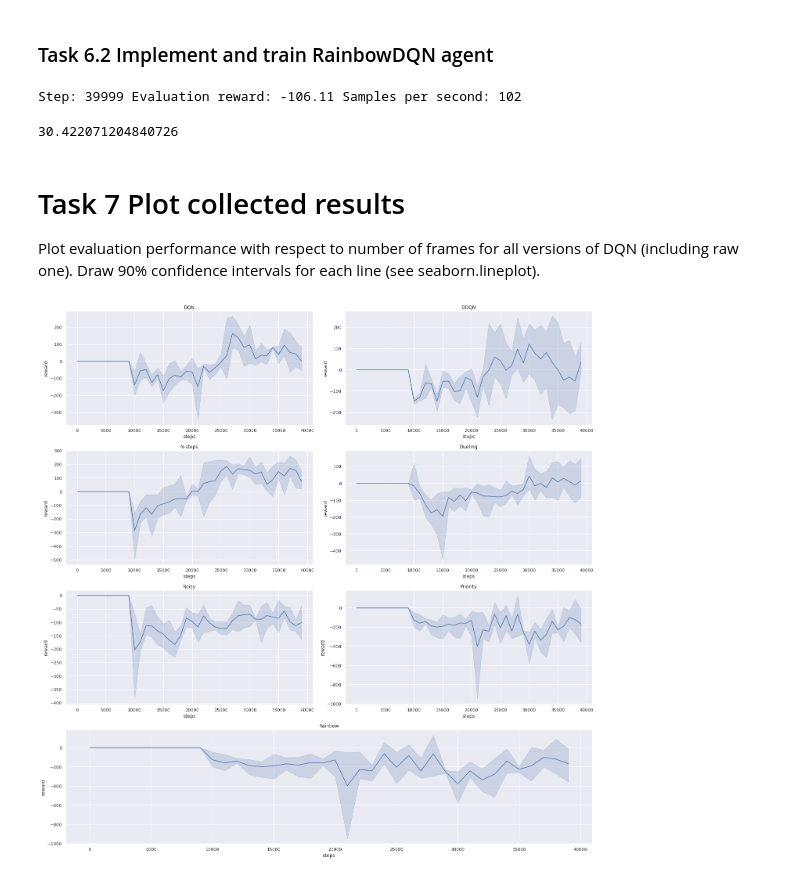
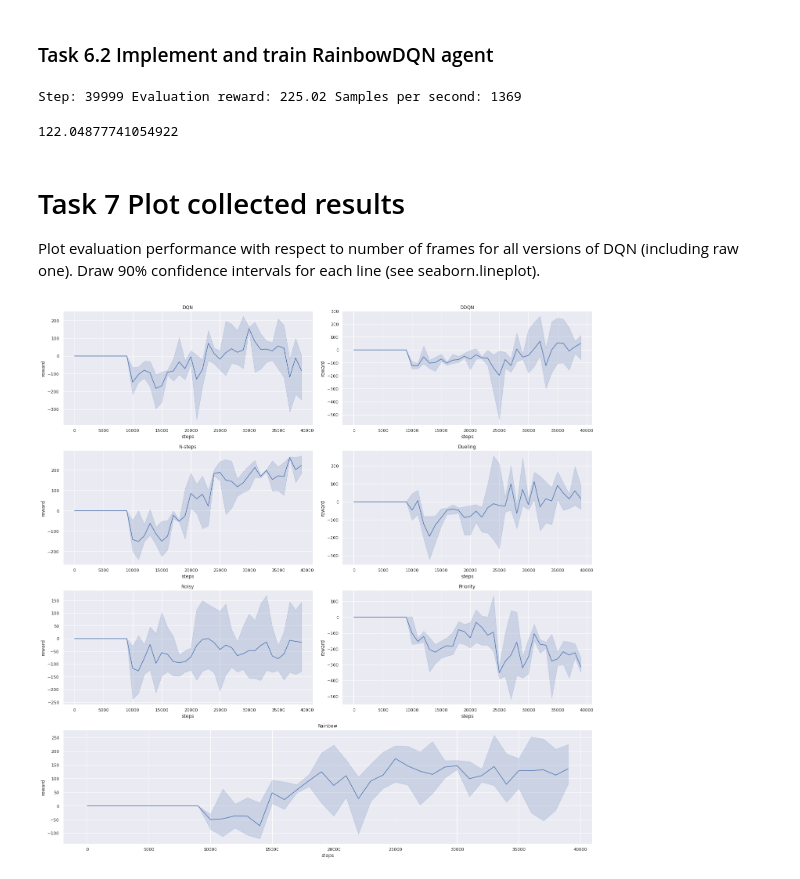
Before and after one commit to Wesenheit/DNN-Projects, a Jupyter notebook: P4_DQN/hw4_rainbow_student.ipynb, the cells around one changed output. Saved outputs shown, nothing was run; the diff lists cells and outputs as text; code cells hidden in the pictures.

```diff
--- a/P4_DQN/hw4_rainbow_student.ipynb
+++ b/P4_DQN/hw4_rainbow_student.ipynb
@@ -390,10 +390,18 @@ class NStepBuffer(ExperienceBuffer):
     def get_nstep(self):
         state=self.memories[0][0]
         action=self.memories[0][1]
-        reward=torch.tensor(list(map(lambda x:x[2],self.memories)))
-        reward=torch.sum(reward*self.args.discount**torch.arange(0,len(reward)))
-        next_state=self.memories[-1][3]
-        terminal=self.memories[-1][4]
+        terminal=list(map(lambda x:x[4],self.memories))
+        if sum(terminal)>0:
+            id=terminal.index(1)
+            terminal=1
+            reward=torch.tensor(list(map(lambda i:self.memories[i][2],range(0,id))))
+            reward=torch.sum(reward*self.args.discount**torch.arange(0,id))
+            next_state=self.memories[id][3]
+        else:
+            terminal=0
+            next_state=self.memories[-1][3]
+            reward=torch.tensor(list(map(lambda x:x[2],self.memories)))
+            reward=torch.sum(reward*self.args.discount**torch.arange(0,len(reward)))
         return state, action, reward, next_state, terminal
 # %% [markdown]
 ### Task 2.2: Implement and train N-step DQN
@@ -471,17 +479,16 @@ class NoisyLinear(nn.Module):
         self.b_mu = nn.Parameter(torch.Tensor(output_size))
         self.sigma_w = nn.Parameter(torch.Tensor(output_size, input_size))
         self.sigma_b = nn.Parameter(torch.Tensor(output_size))
-        self.std=std
         nn.init.uniform_(self.w_mu,-np.sqrt(1/input_size),np.sqrt(1/input_size))
-        nn.init.constant_(self.sigma_w,0.5/np.sqrt(input_size))
+        nn.init.constant_(self.sigma_w,std/np.sqrt(input_size))
         nn.init.uniform_(self.b_mu,-np.sqrt(1/input_size),np.sqrt(1/input_size))
-        nn.init.constant_(self.sigma_b,0.5/np.sqrt(input_size))
+        nn.init.constant_(self.sigma_b,std/np.sqrt(input_size))
     def get_device(self):
         return self.w_mu.device
 
     def get_noise(self):
-        w_noise_1=torch.randn(self.w_mu.shape[0],device=self.get_device())*self.std
-        w_noise_2=torch.randn(self.w_mu.shape[1],device=self.get_device())*self.std
+        w_noise_1=torch.randn(self.w_mu.shape[0],device=self.get_device())
+        w_noise_2=torch.randn(self.w_mu.shape[1],device=self.get_device())
         w_noise_1p=torch.sgn(w_noise_1)*torch.sqrt(torch.abs(w_noise_1))
         w_noise_2p=torch.sgn(w_noise_2)*torch.sqrt(torch.abs(w_noise_2))
         w_noise=torch.outer(w_noise_1p,w_noise_2p)
@@ -810,10 +817,18 @@ class RainbowBuffer(ExperienceBuffer):
     def get_nstep(self):
         state=self.memories[0][0]
         action=self.memories[0][1]
-        reward=torch.tensor(list(map(lambda x:x[2],self.memories)))
-        reward=torch.sum(reward*self.args.discount**torch.arange(0,len(reward)))
-        next_state=self.memories[-1][3]
-        terminal=self.memories[-1][4]
+        terminal=list(map(lambda x:x[4],self.memories))
+        if sum(terminal)>0:
+            id=terminal.index(1)
+            terminal=1
+            reward=torch.tensor(list(map(lambda i:self.memories[i][2],range(0,id))))
+            reward=torch.sum(reward*self.args.discount**torch.arange(0,id))
+            next_state=self.memories[id][3]
+        else:
+            terminal=0
+            next_state=self.memories[-1][3]
+            reward=torch.tensor(list(map(lambda x:x[2],self.memories)))
+            reward=torch.sum(reward*self.args.discount**torch.arange(0,len(reward)))
         return state, action, reward, next_state, terminal
 
     def sample(self):
@@ -911,8 +926,8 @@ results_dqn6 = train_agent(args, agent)
 download_numpy("results_dqn6.npy", results_dqn6)
 results_dqn6.mean(1)[-10:].mean()
 # %% [output]
-Step: 39999 Evaluation reward: -106.11 Samples per second: 102
+Step: 39999 Evaluation reward: 225.02 Samples per second: 1369
-30.422071204840726
+122.04877741054922
 # %%
 animate(agent,args,name_prefix="Rainbow")
 # %% [markdown]
@@ -921,23 +936,23 @@ Plot evaluation performance with respect to number of frames for all versions of
 # %%
 from matplotlib import pyplot as plt
 import seaborn as sns
 import pandas as pd
 import matplotlib.gridspec as gridspec
 gs = gridspec.GridSpec(4,2)
 sns.set_theme()
 data=pd.DataFrame()
 fig=plt.figure(figsize=(20,20))
 files=((results_dqn,"DQN"),(results_dqn1,"DDQN"),(results_dqn2,"N-steps"),(results_dqn4,"Dueling"),
       (results_dqn3,"Noisy"),(results_dqn5,"Priority"))
 for i,(name,label) in enumerate(files):
     ax=fig.add_subplot(gs[i//2,i%2])
     data=pd.DataFrame({"steps":np.repeat(np.arange(0,40),3)*1000,"reward":name.flatten()})
     sns.lineplot(data=data,x="steps",y="reward",ax=ax)
     ax.set_title(label)
 ax=fig.add_subplot(gs[3,:])
-data=pd.DataFrame({"steps":np.repeat(np.arange(0,40),3)*1000,"reward":results_dqn5.flatten()})
+data=pd.DataFrame({"steps":np.repeat(np.arange(0,40),3)*1000,"reward":results_dqn6.flatten()})
 sns.lineplot(data=data,x="steps",y="reward",ax=ax)
 ax.set_title("Rainbow")
 plt.tight_layout()
 # %% [output]
-[figure, old version]
+[figure, new version]
```
Also changed, not shown: parts of 6 cells of this notebook, 14 other files.
